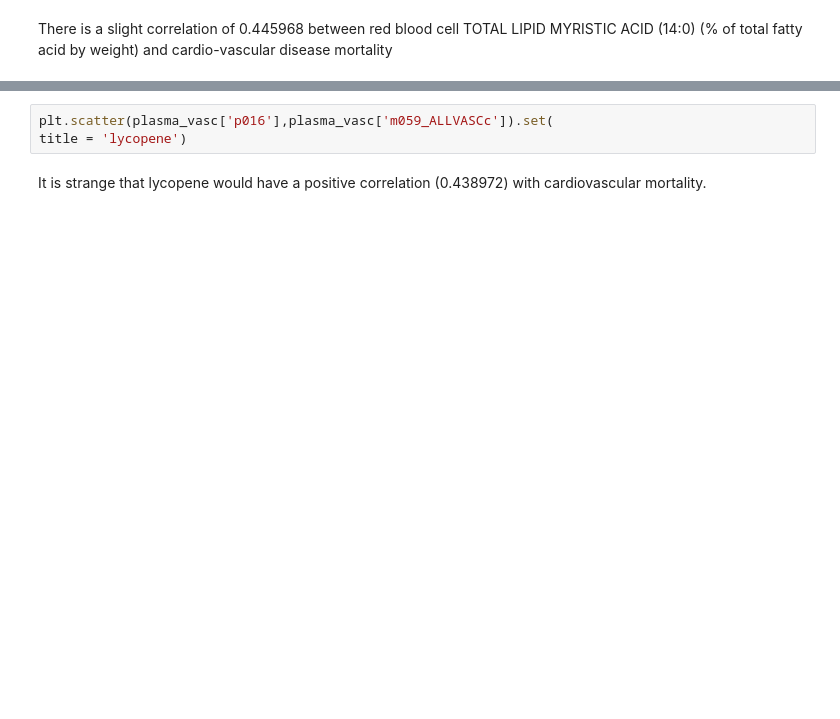
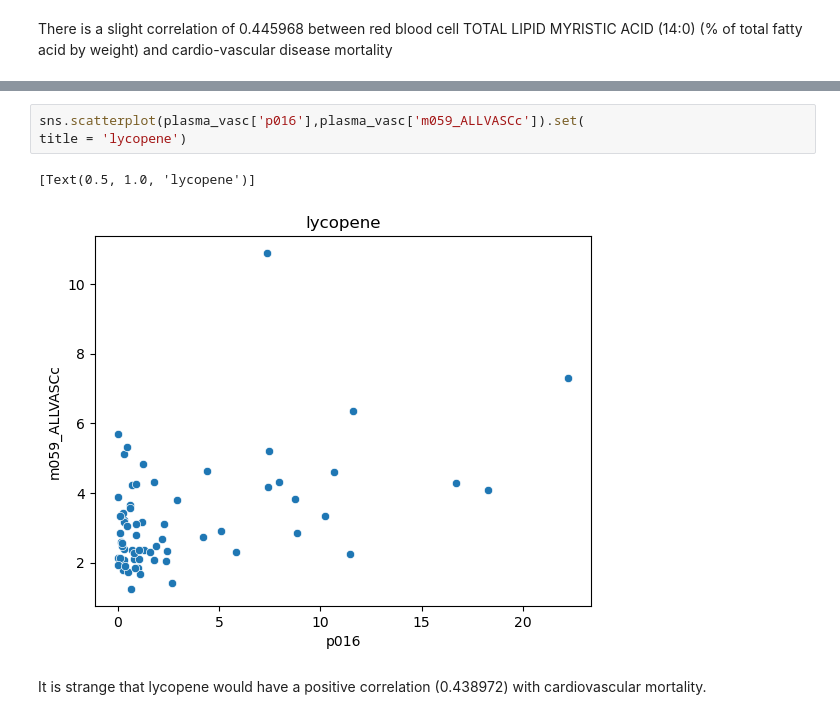
Before and after one commit to colbytse/community_health_project, a Jupyter notebook: code_notebooks/will.ipynb, the cells around one changed output, grey strips where cells are left out. Cells and saved outputs as stored; diff of their text form; blank space fills up the shorter version.

```diff
--- a/code_notebooks/will.ipynb
+++ b/code_notebooks/will.ipynb
@@ -685,5 +853,8 @@ plasma_vasc.shape
 # %%
-plt.scatter(plasma_vasc['p016'],plasma_vasc['m059_ALLVASCc']).set(
+sns.scatterplot(plasma_vasc['p016'],plasma_vasc['m059_ALLVASCc']).set(
 title = 'lycopene')
+# %% [output]
+[Text(0.5, 1.0, 'lycopene')]
+[figure, added]
 # %% [markdown]
 It is strange that lycopene would have a positive correlation (0.438972)  with cardiovascular mortality.
```
Also changed, not shown: parts of 31 cells of this notebook, 1 other file.
